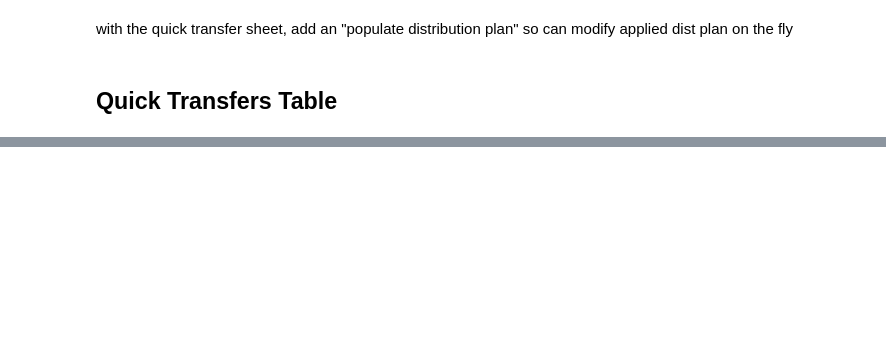
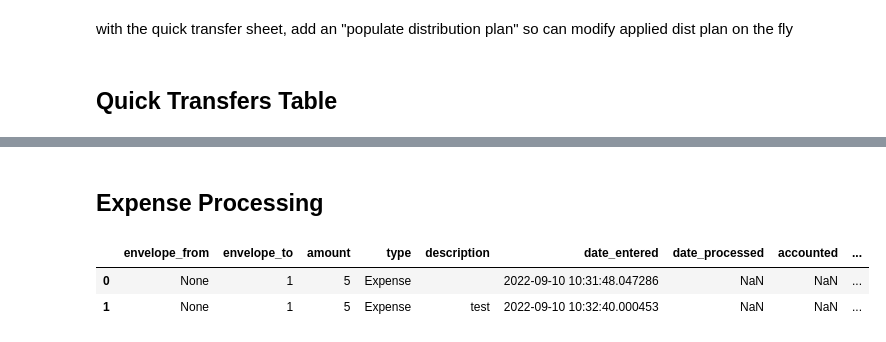
Before and after one commit to WildfireXIII/panel-accounting-system, a Jupyter notebook: InterfaceDesign.ipynb, the cells around one changed output, grey strips where cells are left out. Cells and saved outputs as stored; diff of their text form; code cells hidden in the pictures; blank space fills up the shorter version.

Commit message:
Add quick expense enter

```diff
--- a/InterfaceDesign.ipynb
+++ b/InterfaceDesign.ipynb
@@ -975,0 +1001,8 @@ pn.Column(
+# %% [markdown]
+## Expense Processing
+# %%
+sys.data.transfers
+# %% [output]
+|  | envelope_from | envelope_to | amount | type | description | date_entered | date_processed | accounted | ... |
+| 0 | None | 1 | 5 | Expense |  | 2022-09-10 10:31:48.047286 | NaN | NaN | ... |
+| 1 | None | 1 | 5 | Expense | test | 2022-09-10 10:32:40.000453 | NaN | NaN | ... |
```
Also changed, not shown: parts of 5 cells of this notebook, 1 other file.
